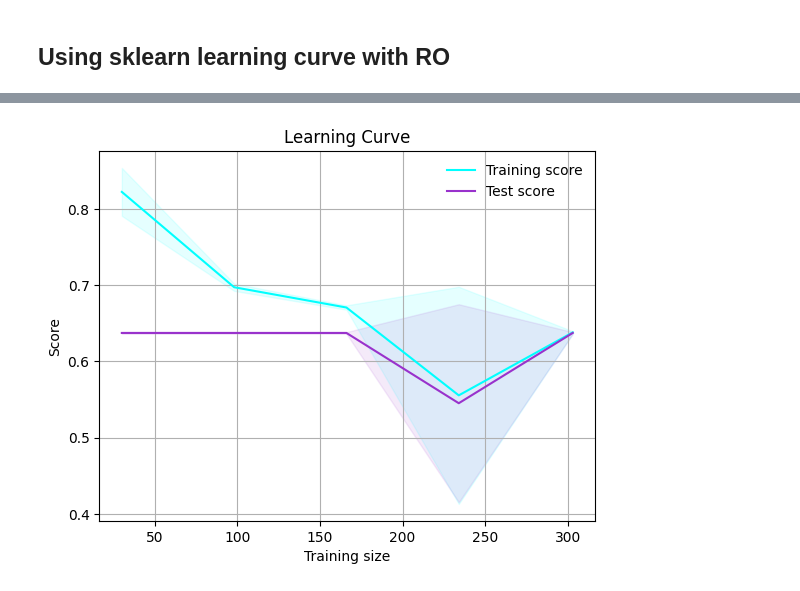
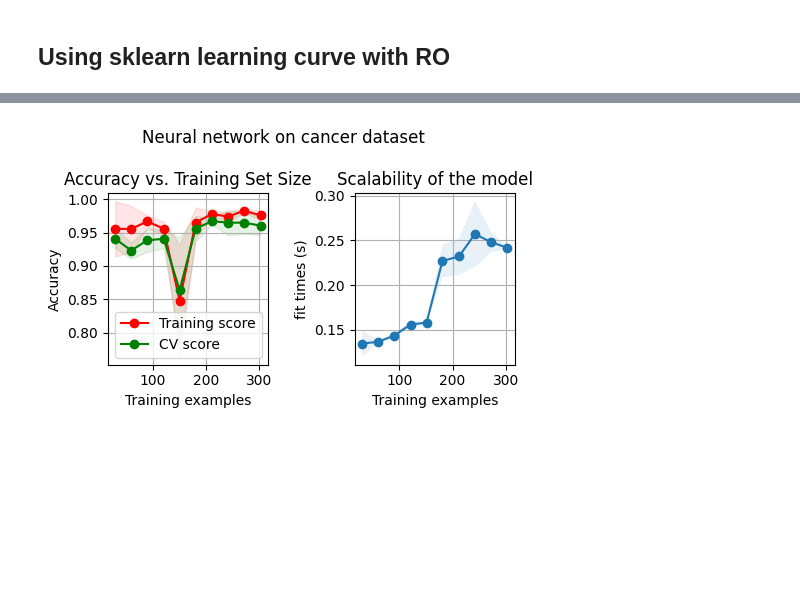
Before and after one commit to MatthewCaseres/mlrose, a Jupyter notebook: notebooks/backprop_network.ipynb, the cells around one changed output, grey strips where cells are left out. Cells and saved outputs as stored; diff of their text form; code cells hidden in the pictures; blank space fills up the shorter version.

```diff
--- a/notebooks/backprop_network.ipynb
+++ b/notebooks/backprop_network.ipynb
@@ -29,14 +29,14 @@ net = NeuralNetClassifier(
     module=BackpropModule,
     module__input_dim=30,
     module__output_dim=2,
-    module__hidden_units=30,
-    module__hidden_layers=1,
-    max_epochs=500,
+    module__hidden_units=20,
+    module__hidden_layers=2,
+    max_epochs=50,
     verbose=0,
     callbacks=[EpochScoring(scoring='accuracy', name='train_acc', on_train=True),],
     criterion=nn.CrossEntropyLoss,
     optimizer=torch.optim.Adam,
-    lr=.05,
+    lr=.001,
     # Shuffle training data on each epoch
     iterator_train__shuffle=True,
 )
@@ -69,7 +71,7 @@ default_params = {
 
 # module specific parameters need to begin with 'module__'
 params = {
-    'net__lr': [0.01, 0.02],
+    'net__lr': [.001, 0.01, 0.02],
     'net__max_epochs': [10, 50, 150],
     'net__module__hidden_units': [10, 20, 50],
     'net__module__hidden_layers': [1, 2, 3],
@@ -127,27 +145,73 @@ plt.legend(frameon=False)
 # %% [markdown]
 ## Using sklearn learning curve with RO
 # %%
-from sklearn.model_selection import learning_curve
+def learningCurvePlots(model, X, y, modelName, dataName, extraName=""):
+    np.random.seed(0)
+    # make the learning curve for the cancer data with a decision tree
+    train_sizes, train_scores, test_scores, fit_times, _ = learning_curve(
+        model,
+        X,
+        y,
+        train_sizes=np.linspace(0.1, 1.0, 10),
+        cv=3,
+        return_times=True,
+        shuffle=True,
+        random_state=0)
 
-# Plot the learning curve
-train_sizes, train_scores, test_scores = learning_curve(
-    net, X, y, train_sizes=np.linspace(0.1, 1.0, 5), cv=3
-)
+    train_scores_mean = np.mean(train_scores, axis=1)
+    train_scores_std = np.std(train_scores, axis=1)
+    test_scores_mean = np.mean(test_scores, axis=1)
+    test_scores_std = np.std(test_scores, axis=1)
+    fit_times_mean = np.mean(fit_times, axis=1)
+    fit_times_std = np.std(fit_times, axis=1)
 
-train_scores_mean = train_scores.mean(axis=1)
-train_scores_std = train_scores.std(axis=1)
-test_scores_mean = test_scores.mean(axis=1)
-test_scores_std = test_scores.std(axis=1)
-plt.fill_between(train_sizes, train_scores_mean - train_scores_std,
-                     train_scores_mean + train_scores_std, alpha=0.1,
-                     color='cyan')
-plt.fill_between(train_sizes, test_scores_mean - test_scores_std,
-                     test_scores_mean + test_scores_std, alpha=0.1, color='darkorchid')
-plt.plot(train_sizes, train_scores_mean, label="Training score", color='cyan')
-plt.plot(train_sizes, test_scores_mean, label="Test score", color='darkorchid')
-plt.title("Learning Curve")
-plt.xlabel("Training size")
-plt.ylabel("Score")
-plt.grid(visible=True)
-plt.legend(frameon=False)
+    fig = plt.figure(figsize=(5,3))
+    ax1 = fig.add_subplot(1, 2, 1)
+    # plot the training score and cross validation score
+    ax1.plot(train_sizes, train_scores_mean, 'o-', color="r", label="Training score")
+    ax1.plot(train_sizes, test_scores_mean, 'o-', color="g", label="CV score")
+    ax1.grid()
+    ax1.fill_between(
+        train_sizes,
+        train_scores_mean - train_scores_std,
+        train_scores_mean + train_scores_std,
+        alpha=0.1,
+        color="r",
+    )
+    ax1.fill_between(
+        train_sizes,
+        test_scores_mean - test_scores_std,
+        test_scores_mean + test_scores_std,
+        alpha=0.1,
+        color="g",
+    )
+    ax1.legend(loc="best")
+    ax1.set_xlabel("Training examples")
+    ax1.set_ylabel("Accuracy")
+    ax1.set_title(f"Accuracy vs. Training Set Size")
+
+    ax2 = fig.add_subplot(1, 2, 2)
+    ax2.grid()
+    ax2.plot(train_sizes, fit_times_mean, "o-")
+    ax2.fill_between(
+        train_sizes,
+        fit_times_mean - fit_times_std,
+        fit_times_mean + fit_times_std,
+        alpha=0.1,
+    )
+    ax2.set_xlabel("Training examples")
+    ax2.set_ylabel("fit times (s)")
+    ax2.set_title(f"Scalability of the model")
+
+    # set a title for the figure
+    if extraName:
+        extraName = f" ({extraName})"
+    fig.suptitle(f"{modelName} on {dataName} dataset{extraName}")
+    fig.tight_layout()
+    filteredModelName = modelName.replace(" ", "_")
+    filteredDataName = dataName.replace(" ", "_")
+    fig.savefig(f"out/{filteredModelName}_{filteredDataName}_learning_curve.png")
+    fig.show()
+
+learningCurvePlots(pipe, X, y, "Neural network", "cancer", extraName="")
 # %% [output]
@@ -155 +218 @@ plt.legend(frameon=False)
-[figure, old version]
+[figure, new version]
```
Also changed, not shown: parts of 9 cells of this notebook, 16 other files.
